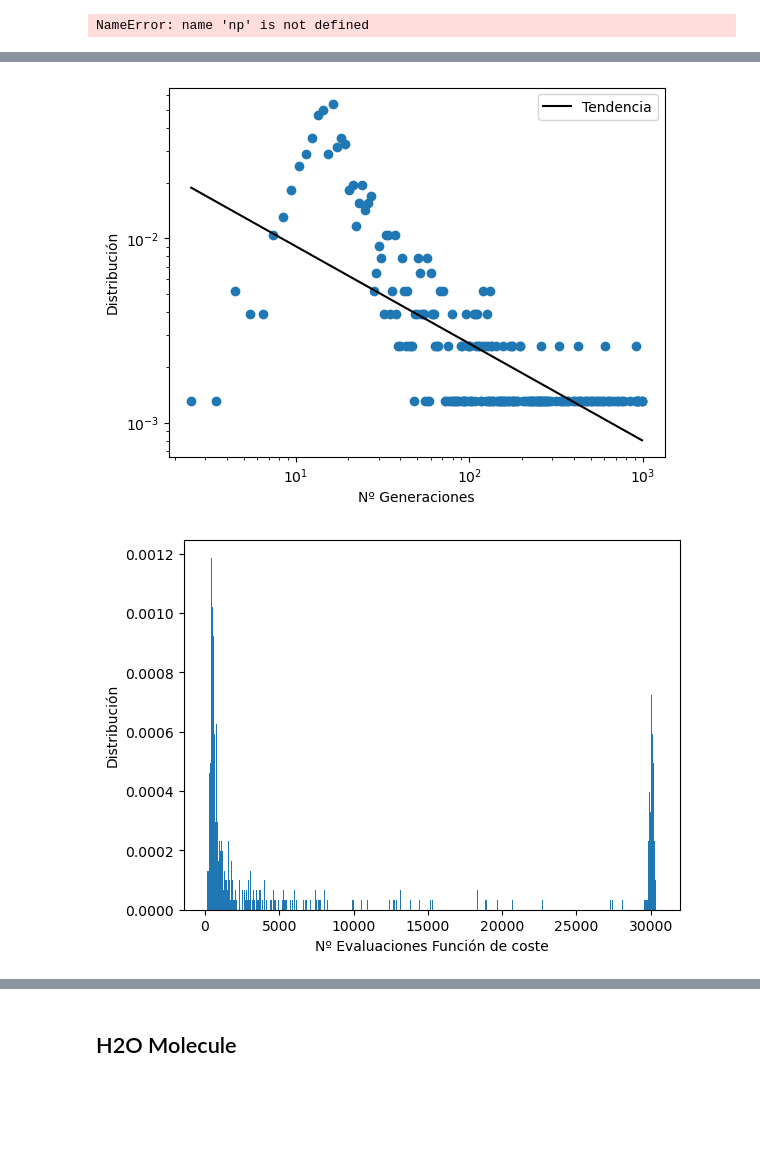
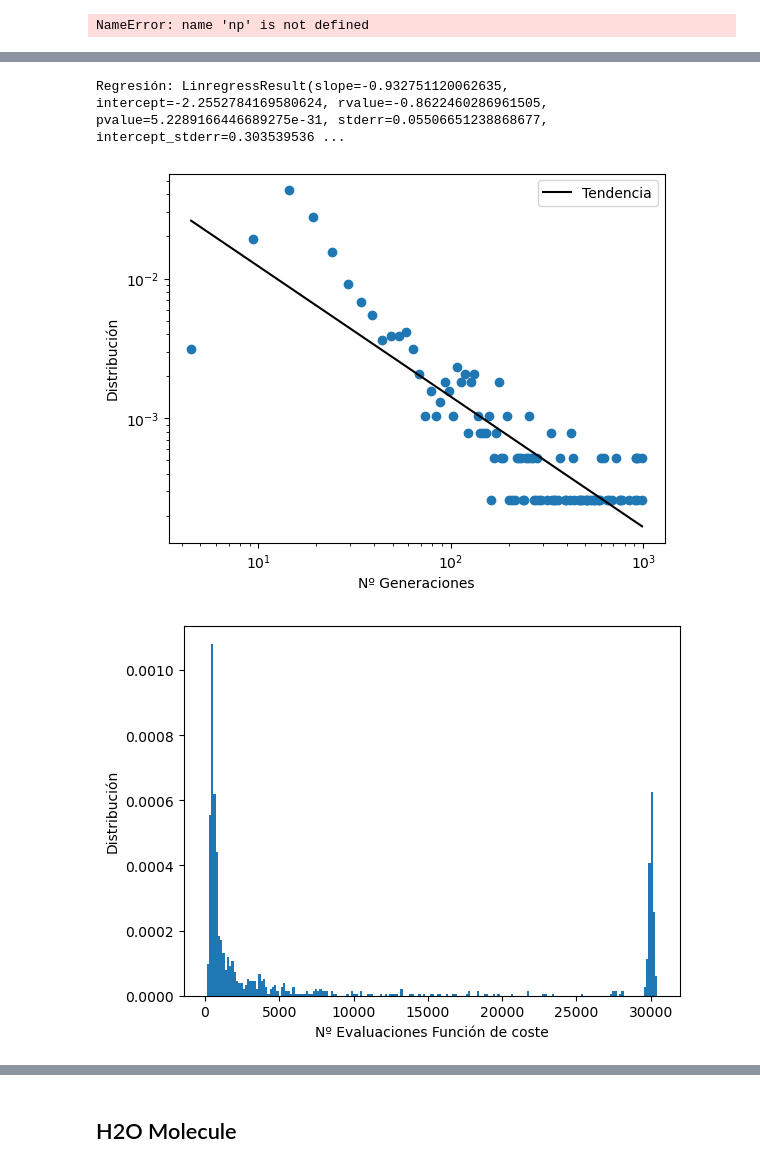
Before and after one commit to JLSM02/QML-Avoiding-BP, a Jupyter notebook: notebooks/VQE/BP_mitigation/Genetic_algorithm.ipynb, the cells around one changed output, grey strips where cells are left out. Saved outputs shown, nothing was run; the diff lists cells and outputs as text; code cells hidden in the pictures; blank space fills up the shorter version.

```diff
--- a/notebooks/VQE/BP_mitigation/Genetic_algorithm.ipynb
+++ b/notebooks/VQE/BP_mitigation/Genetic_algorithm.ipynb
@@ -167,7 +169,7 @@ NameError: name 'np' is not defined
 # Cargo los datos
 loaded_data = np.loadtxt("data/data_GA_H2_Nlocal_50.csv", delimiter=",")
 
-n_bars = 1000
+n_bars = 200
 
 # Generations histogram
 hist = np.histogram(loaded_data[:, 0], n_bars, density=True)
@@ -196,6 +198,7 @@ x_data = x_data[y_data != 0]
 y_data = y_data[y_data != 0]
 
 regress = linregress(np.log(x_data), np.log(y_data))
+print("Regresión:", regress)
 plt.plot(x_data, x_data**(regress.slope)*np.exp(regress.intercept), label="Tendencia", color="black")
 plt.legend()
 plt.show()
@@ -225,5 +228,6 @@ plt.show()
+Regresión: LinregressResult(slope=-0.932751120062635, intercept=-2.2552784169580624, rvalue=-0.8622460286961505, pvalue=5.2289166446689275e-31, stderr=0.05506651238868677, intercept_stderr=0.303539536 ...
-[figure, old version]
+[figure, new version]
-[figure, old version]
+[figure, new version]
 [figure]
 # %% [markdown]
 ## H2O Molecule
```
Also changed, not shown: parts of 2 cells of this notebook.
